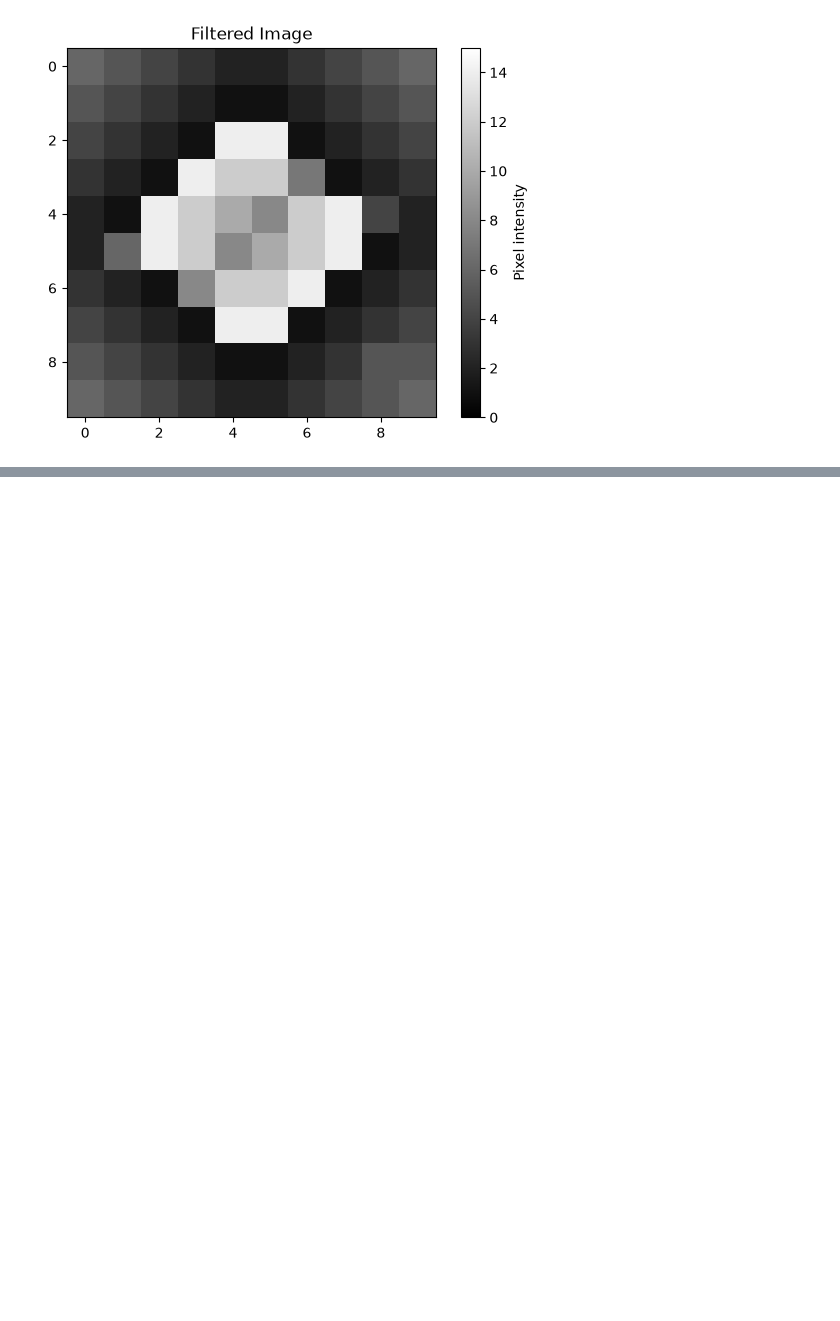
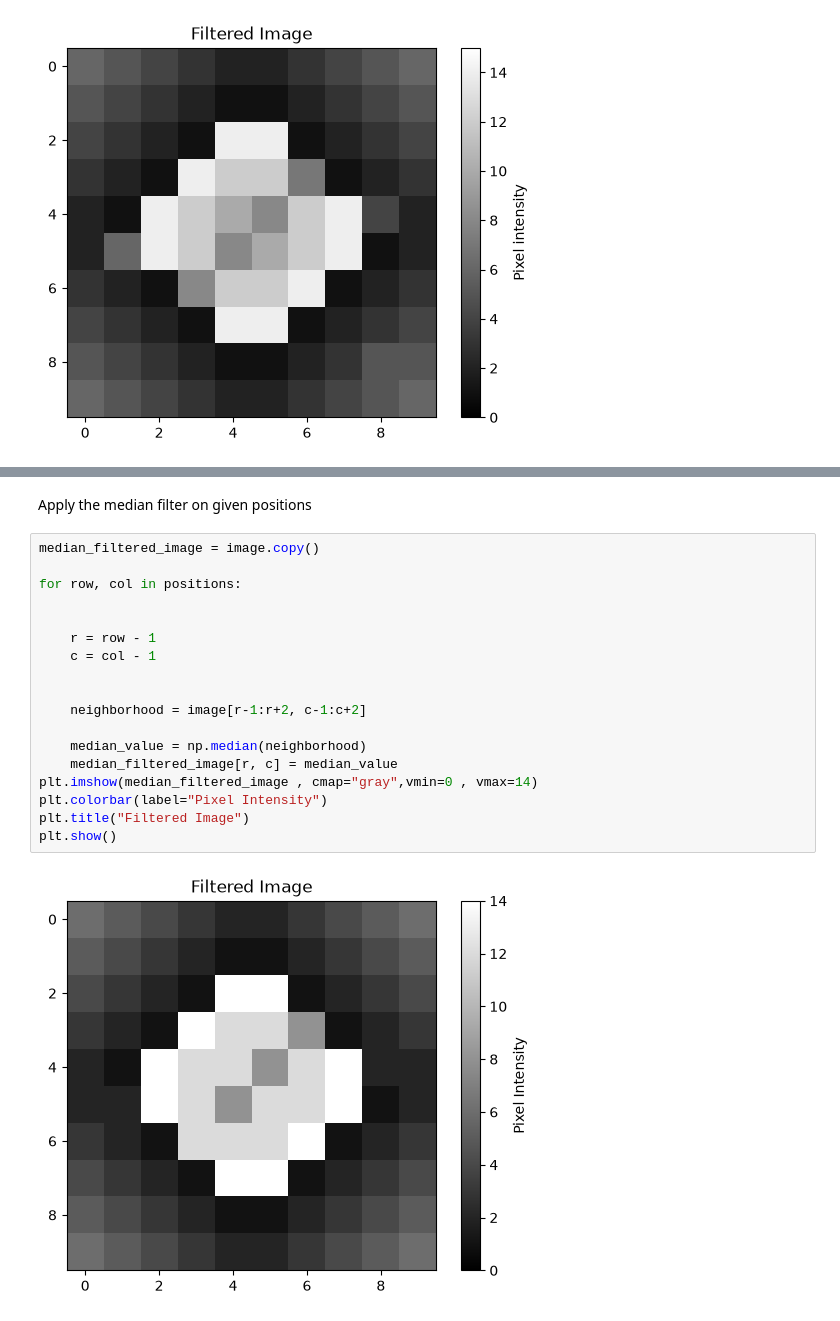
Before and after one commit to mohamed31123/ia-enginner-labs, a Jupyter notebook: Digital Image Filtering/filtring.ipynb, the cells around one changed output, grey strips where cells are left out. Drawn from its saved outputs; the diff is of its cells as text; blank space fills up the shorter version.

Commit message:
Image Filtering : median filter

```diff
--- a/Digital Image Filtering/filtring.ipynb
+++ b/Digital Image Filtering/filtring.ipynb
@@ -86,0 +86,22 @@ plt.show()
+# %% [markdown]
+Apply the median filter on given positions
+# %%
+median_filtered_image = image.copy()
+
+for row, col in positions:
+
+
+    r = row - 1
+    c = col - 1
+
+
+    neighborhood = image[r-1:r+2, c-1:c+2]
+
+    median_value = np.median(neighborhood)
+    median_filtered_image[r, c] = median_value
+plt.imshow(median_filtered_image , cmap="gray",vmin=0 , vmax=14)
+plt.colorbar(label="Pixel Intensity")
+plt.title("Filtered Image")
+plt.show()
+# %% [output]
+[figure, added]
```
Also changed, not shown: parts of 2 cells of this notebook.
